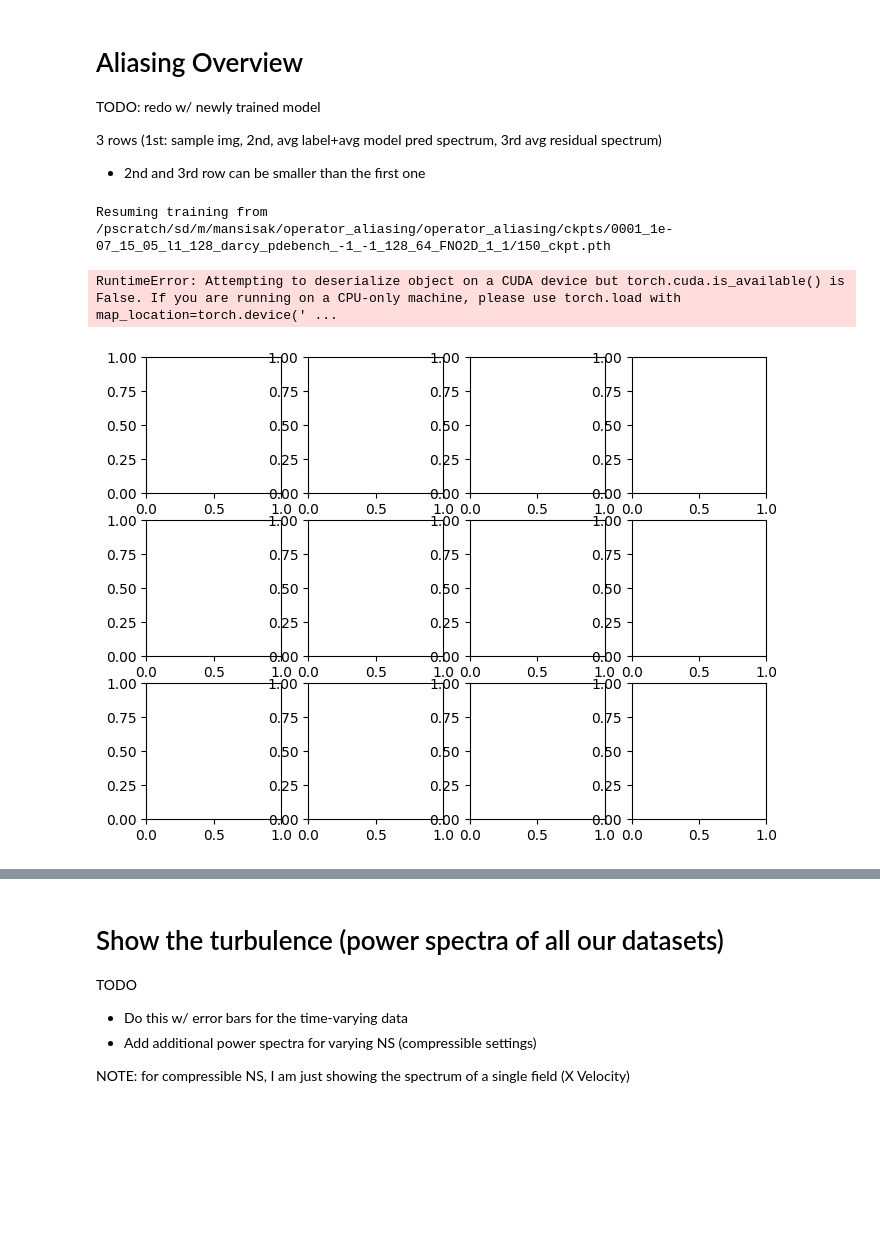
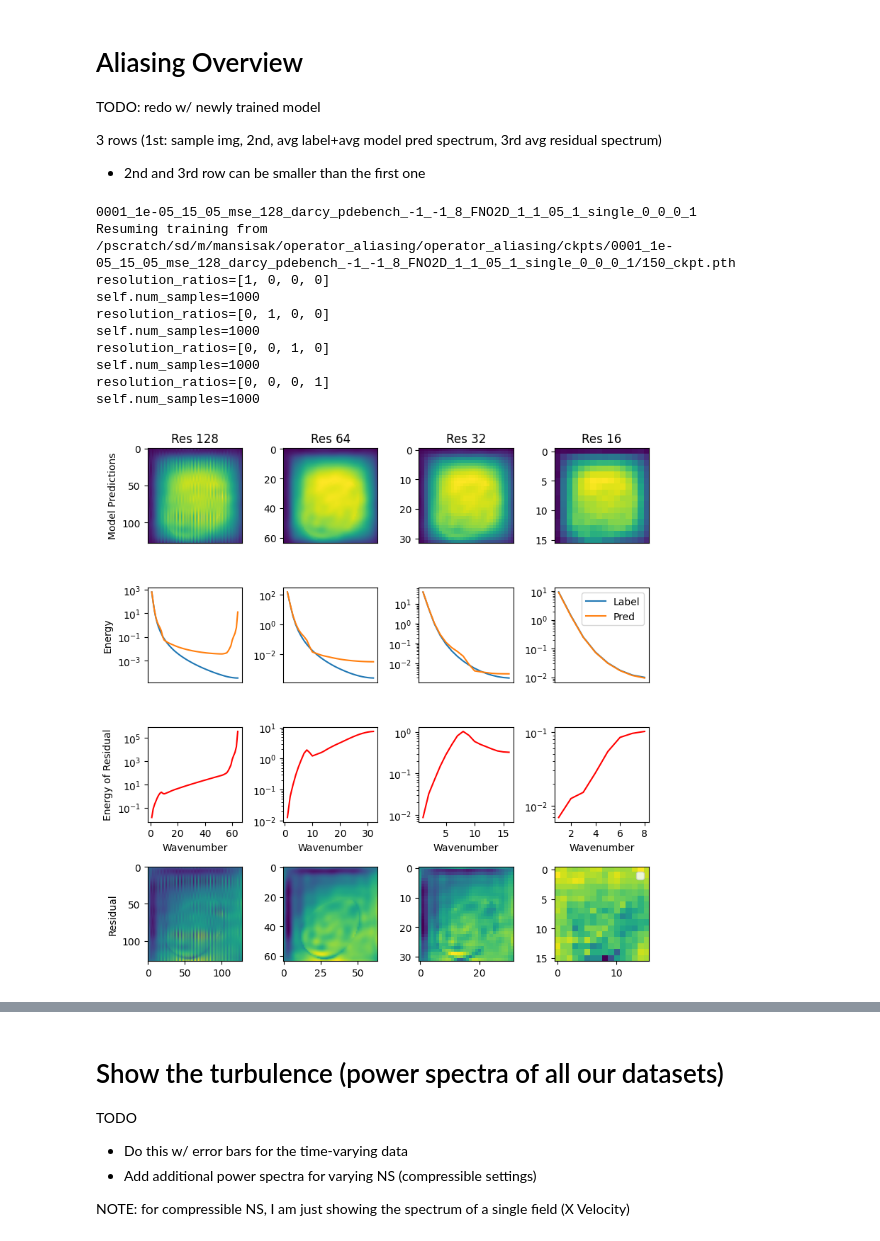
Before and after one commit to msakarvadia/operator_aliasing, a Jupyter notebook: notebooks/figures.ipynb, the cells around one changed output, grey strips where cells are left out. Saved outputs shown, nothing was run; the diff lists cells and outputs as text; code cells hidden in the pictures; blank space fills up the shorter version.

```diff
--- a/notebooks/figures.ipynb
+++ b/notebooks/figures.ipynb
@@ -43,26 +52,27 @@ TODO: redo w/ newly trained model
 3 rows (1st: sample img, 2nd, avg label+avg model pred spectrum, 3rd avg residual spectrum)
 - 2nd and 3rd row can be smaller than the first one
 # %%
-fig, axs = plt.subplots(3, 4, figsize=(8, 6))
-from matplotlib import ticker
+fig, axs = plt.subplots(4, 4, figsize=(8, 8))
 
-# grab trained model
-loss = 'l1'
-batch_size = 128
+
+# get data args
+loss = 'mse'
 dataset_name = 'darcy_pdebench'
-img_size = 128
-max_mode = img_size // 2
-batch_size = 128
-in_channels = 1
-out_channels = 1
-initial_steps = 1
-filter_lim = -1
-downsample_dim = -1
-lr = '0001'
-wd = 1e-7
-model_name = 'FNO2D'
 darcy_forcing_term = 1.0
 burger_viscosity = 'na'
+(
+    model_name,
+    in_channels,
+    out_channels,
+    initial_steps,
+    loss,
+    batch_size,
+    lr,
+    wd,
+    pinn_loss_weight,
+) = get_dataset_info(dataset_name, loss)
+max_mode = 8
+# grab trained model
 model = get_model(
     model_name=model_name,
     max_modes=max_mode,
@@ -70,9 +80,12 @@ model = get_model(
     in_channels=in_channels,
     out_channels=out_channels,
 )
-ckpt_dir = f'{lr}_{wd}_15_05_{loss}_{batch_size}_{dataset_name}_-1_-1_{img_size}_{max_mode}_{model_name}_{in_channels}_{initial_steps}'
-# resolutions = str_from_res([0,0,0,1])
-# ckpt_dir = f'{lr}_{wd}_15_05_{loss}_{batch_size}_{dataset_name}_-1_-1_{max_mode}_{model_name}_{in_channels}_{out_channels}_{pinn_loss_weight}_{initial_steps}_single_{resolutions}'
+
+#ckpt_dir = f'{lr}_{wd}_15_05_{loss}_{batch_size}_{dataset_name}_-1_-1_{img_size}_{max_mode}_{model_name}_{in_channels}_{initial_steps}'
+resolutions = str_from_res([0,0,0,1])
+ckpt_dir = f'{lr}_{wd}_15_05_{loss}_{batch_size}_{dataset_name}_-1_-1_{max_mode}_{model_name}_{in_channels}_{out_channels}_{pinn_loss_weight}_{initial_steps}_single_{resolutions}'
+ckpt_dir = str(ckpt_dir).replace('.', '')
+print(ckpt_dir)
 ckpt_pth = f'{ckpt_path}/{ckpt_dir}/'
 ckpt_dict = load_latest_ckpt(ckpt_pth)
 model.load_state_dict(ckpt_dict['model_state_dict'])
@@ -117,6 +130,7 @@ for x_idx, res in enumerate([16, 32, 64, 128]):
     label = ground_truth[0, 0, :, :].cpu().numpy()
 
     axs[0, x_idx].imshow(output)
+    axs[3, x_idx].imshow(output-label)
     axs[0, x_idx].set_title(f'Res {resolutions[x_idx]}')
     # axs[0, x_idx].get_yaxis().set_visible(False)
     axs[0, x_idx].get_xaxis().set_visible(False)
@@ -127,36 +141,45 @@ for x_idx, res in enumerate([16, 32, 64, 128]):
     residual_spectrum = get_energy_curve(residuals)
 
     axs[1, x_idx].set_yscale('log')
     x = np.linspace(1, len(label_spectrum), len(label_spectrum))
     axs[1, x_idx].plot(x, label_spectrum, label='Label')
     axs[1, x_idx].plot(x, pred_spectrum, label='Pred')
 
     axs[2, x_idx].set_yscale('log')
     axs[2, x_idx].plot(
         x, residual_spectrum / label_spectrum, label='Resid', color='red'
     )
     axs[2, x_idx].set_xlabel('Wavenumber')
     # plt.locator_params(axis="x", integer=True, tight=True)
     axs[2, x_idx].xaxis.set_major_locator(
         ticker.MaxNLocator(integer=True, nbins=4)
     )
     if x_idx == 0:
         axs[2, x_idx].set_ylabel('Energy of Residual')
         axs[1, x_idx].set_ylabel('Energy')
         axs[0, x_idx].set_ylabel('Model Predictions')
+        axs[3, x_idx].set_ylabel('Residual')
 
 axs[1, x_idx].legend(loc='upper right')
 plt.legend()
 plt.tight_layout()
 fig.savefig(
     f'{FIG_DIR}/aliasing_overview.pdf',  # .png
     dpi=300,
     bbox_inches='tight',
 )
 # %% [output]
-Resuming training from /pscratch/sd/m/mansisak/operator_aliasing/operator_aliasing/ckpts/0001_1e-07_15_05_l1_128_darcy_pdebench_-1_-1_128_64_FNO2D_1_1/150_ckpt.pth
+0001_1e-05_15_05_mse_128_darcy_pdebench_-1_-1_8_FNO2D_1_1_05_1_single_0_0_0_1
+Resuming training from /pscratch/sd/m/mansisak/operator_aliasing/operator_aliasing/ckpts/0001_1e-05_15_05_mse_128_darcy_pdebench_-1_-1_8_FNO2D_1_1_05_1_single_0_0_0_1/150_ckpt.pth
+resolution_ratios=[1, 0, 0, 0]
+self.num_samples=1000
+resolution_ratios=[0, 1, 0, 0]
+self.num_samples=1000
+resolution_ratios=[0, 0, 1, 0]
+self.num_samples=1000
+resolution_ratios=[0, 0, 0, 1]
+self.num_samples=1000
-RuntimeError: Attempting to deserialize object on a CUDA device but torch.cuda.is_available() is False. If you are running on a CPU-only machine, please use torch.load with map_location=torch.device(' ...
-[figure, old version]
+[figure, new version]
 # %%
 # Average Error Spectrum (Figure 2)
 
```
Also changed, not shown: parts of 7 cells of this notebook.
